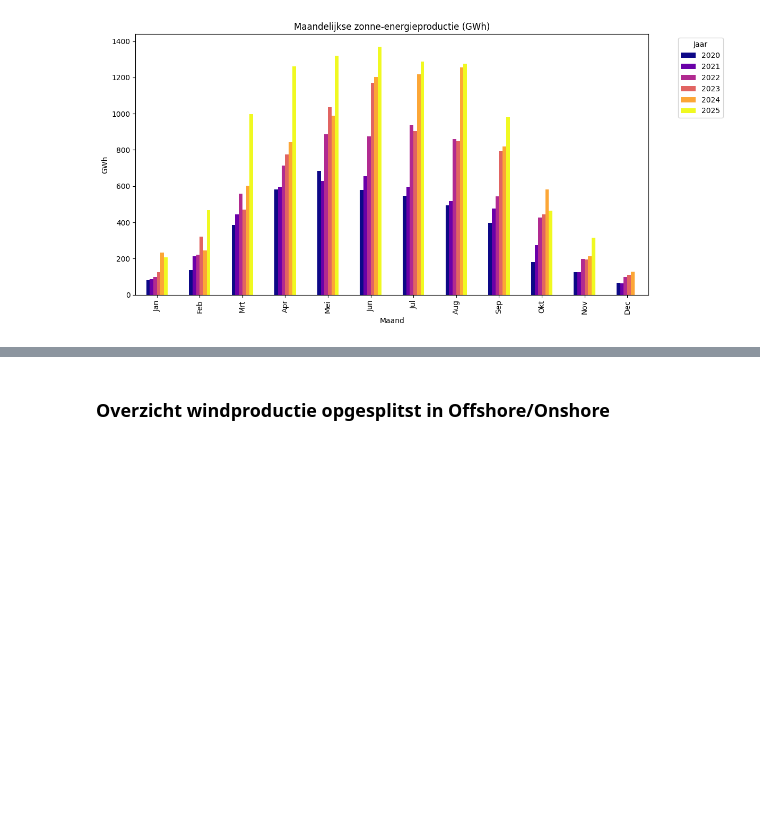
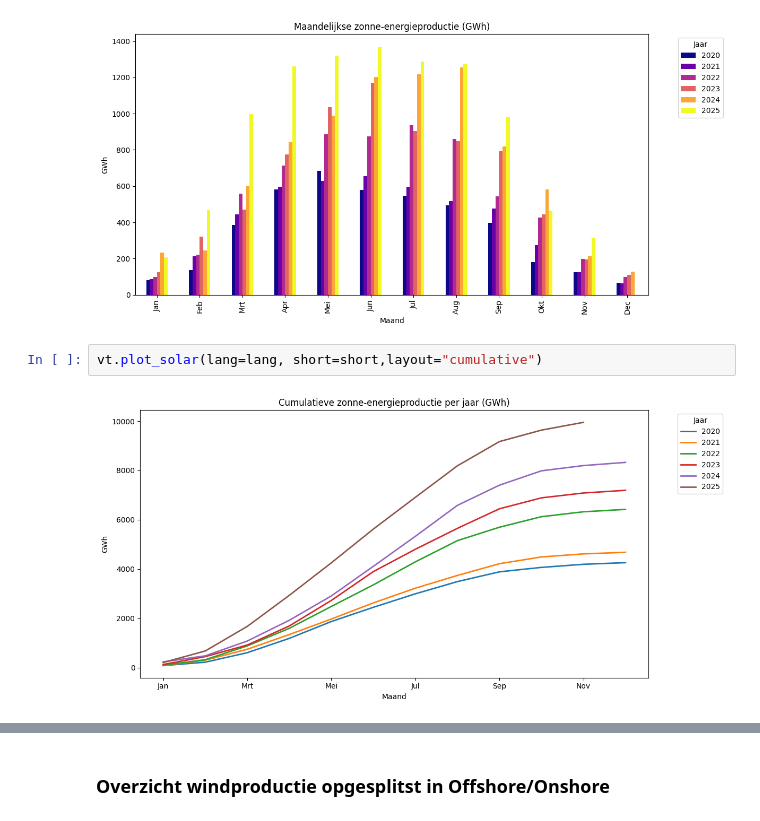
Before and after one commit to LeemanF/DataScientistEindwerkJaar1, a Jupyter notebook: main.ipynb, the cells around one changed output, grey strips where cells are left out. Drawn from its saved outputs; the diff is of its cells as text; blank space fills up the shorter version.

Commit message:
Add cumulative and zone layouts to plot_solar

```diff
--- a/main.ipynb
+++ b/main.ipynb
@@ -76,3 +76,7 @@ vt.plot_solar(lang=lang, short=short, layout="years")
 vt.plot_solar(lang=lang, short=short,layout="months")
 # %% [output]
 [figure]
+# %%
+vt.plot_solar(lang=lang, short=short,layout="cumulative")
+# %% [output]
+[figure, added]
```
Also changed, not shown: parts of 1 cell of this notebook, 2 other files.
